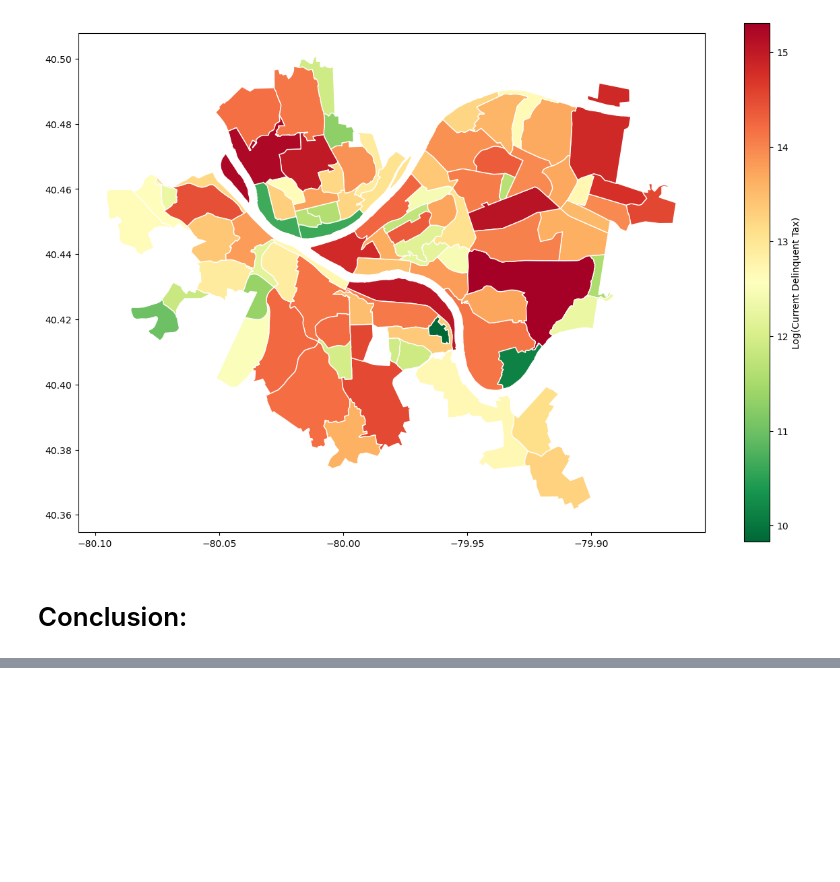
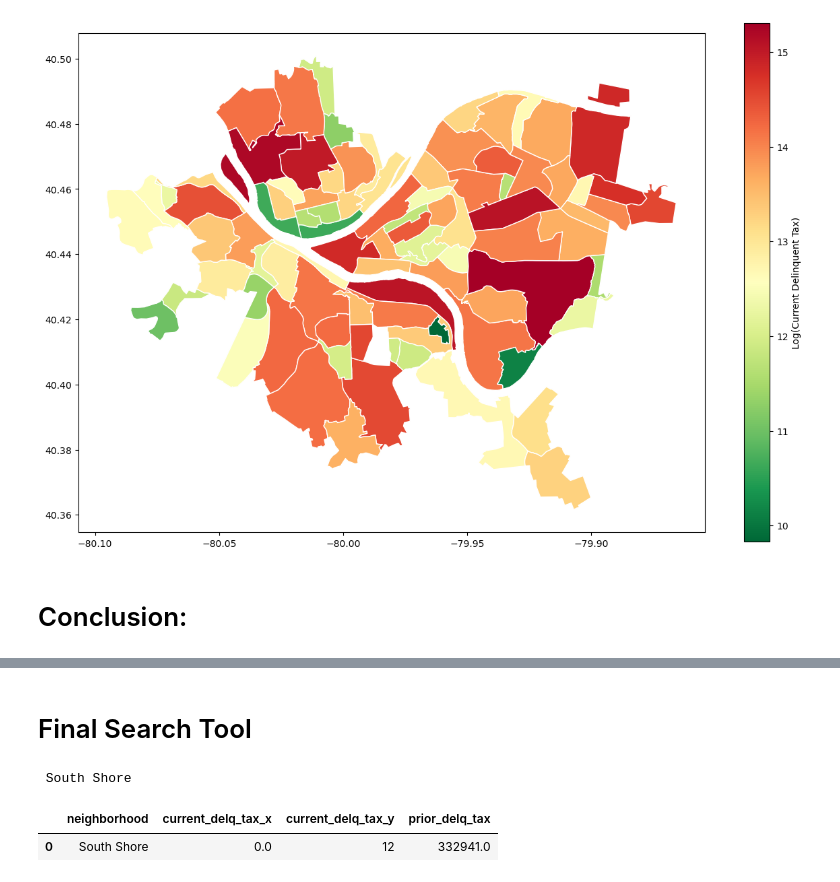
Before and after one commit to GoldSword1234/Big-Ideas-Group-Project, a Jupyter notebook: Final Project/TaxDelinquency.ipynb, the cells around one changed output, grey strips where cells are left out. Cells and saved outputs as stored; diff of their text form; code cells hidden in the pictures; blank space fills up the shorter version.

```diff
--- a/Final Project/TaxDelinquency.ipynb
+++ b/Final Project/TaxDelinquency.ipynb
@@ -192,0 +240,19 @@ allTime_map.plot(
+# %% [markdown]
+# Final Search Tool
+# %%
+where = input()
+
+query_mask = taxTotal['neighborhood'].str.contains(where, na=False)
+query_mask1 = taxMany['neighborhood'].str.contains(where, na=False)
+query_mask2 = allTimeTax['neighborhood'].str.contains(where, na=False)
+
+filtered_taxTotal = taxTotal[query_mask]
+filtered_taxMany = taxMany[query_mask1]
+filtered_allTimeTax = allTimeTax[query_mask2]
+
+filtered_search = filtered_taxTotal.merge(filtered_taxMany, on='neighborhood').merge(filtered_allTimeTax, on='neighborhood')
+filtered_search
+# %% [output]
+ South Shore
+|  | neighborhood | current_delq_tax_x | current_delq_tax_y | prior_delq_tax |
+| 0 | South Shore | 0.0 | 12 | 332941.0 |
```
Also changed, not shown: parts of 3 cells of this notebook.
